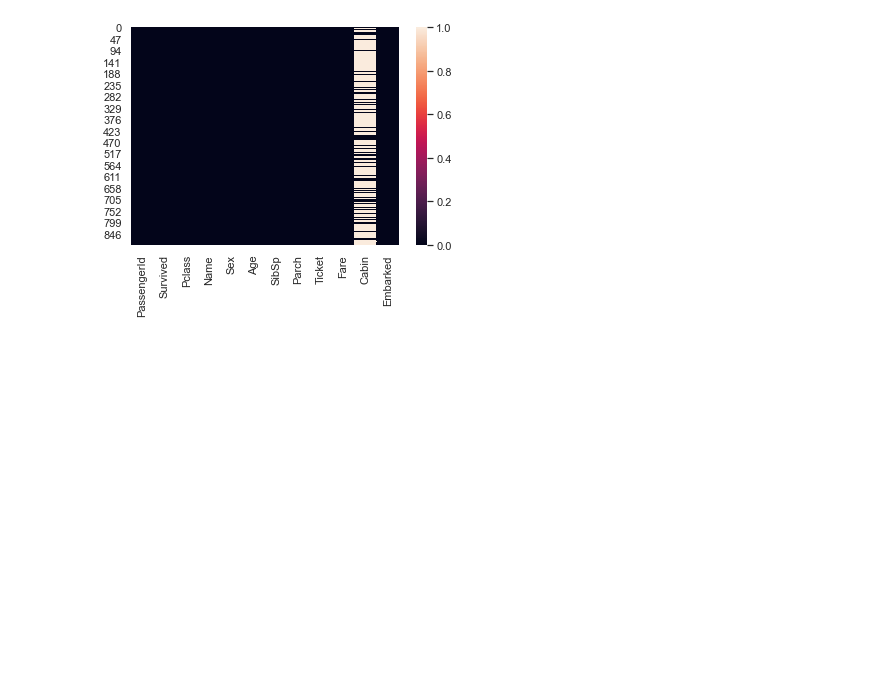
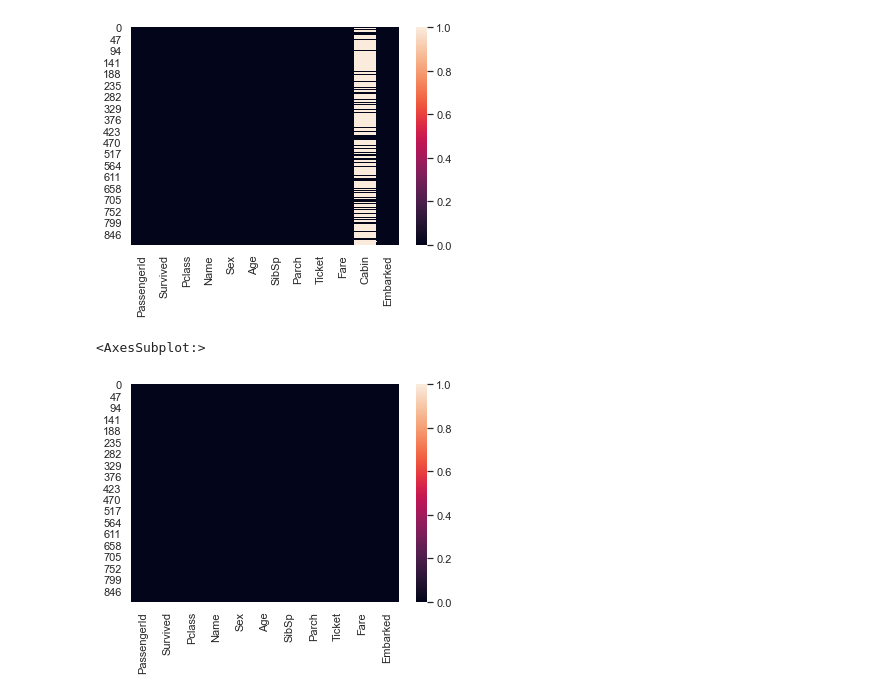
Before and after one commit to xErik444x/python_IA_Anaconda_Jupyter, a Jupyter notebook: Regresión Logisitica/Ejemplo con titanic.ipynb, the cells around one changed output. Drawn from its saved outputs; the diff is of its cells as text; code cells hidden in the pictures; blank space fills up the shorter version.

```diff
--- a/Regresión Logisitica/Ejemplo con titanic.ipynb
+++ b/Regresión Logisitica/Ejemplo con titanic.ipynb
@@ -129,3 +129,10 @@ sns.heatmap(entrenamiento.isnull())
 # %%
 # Cabin casi no tiene valores, asi que la eliminamos
 entrenamiento.drop("Cabin",axis=1,inplace=True)
+# %%
+sns.set_theme()
+sns.heatmap(entrenamiento.isnull())
+# ya no hay valores nulos
+# %% [output]
+<AxesSubplot:>
+[figure, added]
```
Also changed, not shown: parts of 3 cells of this notebook.
